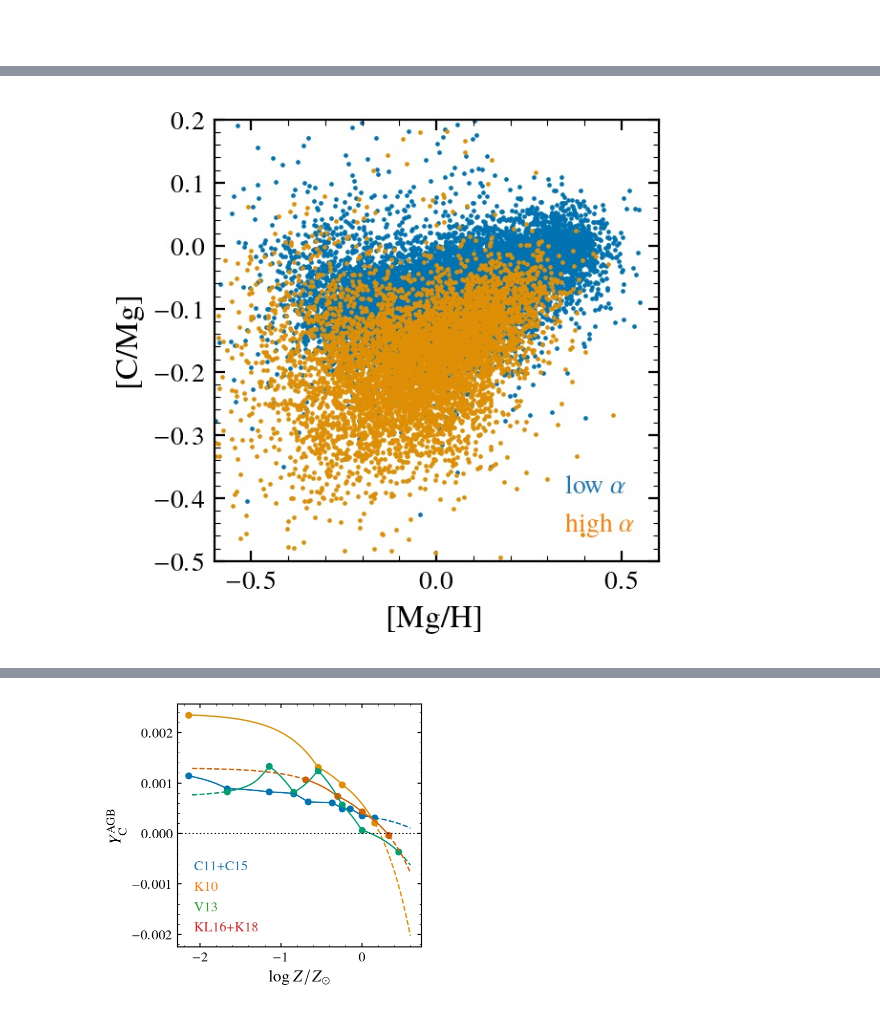
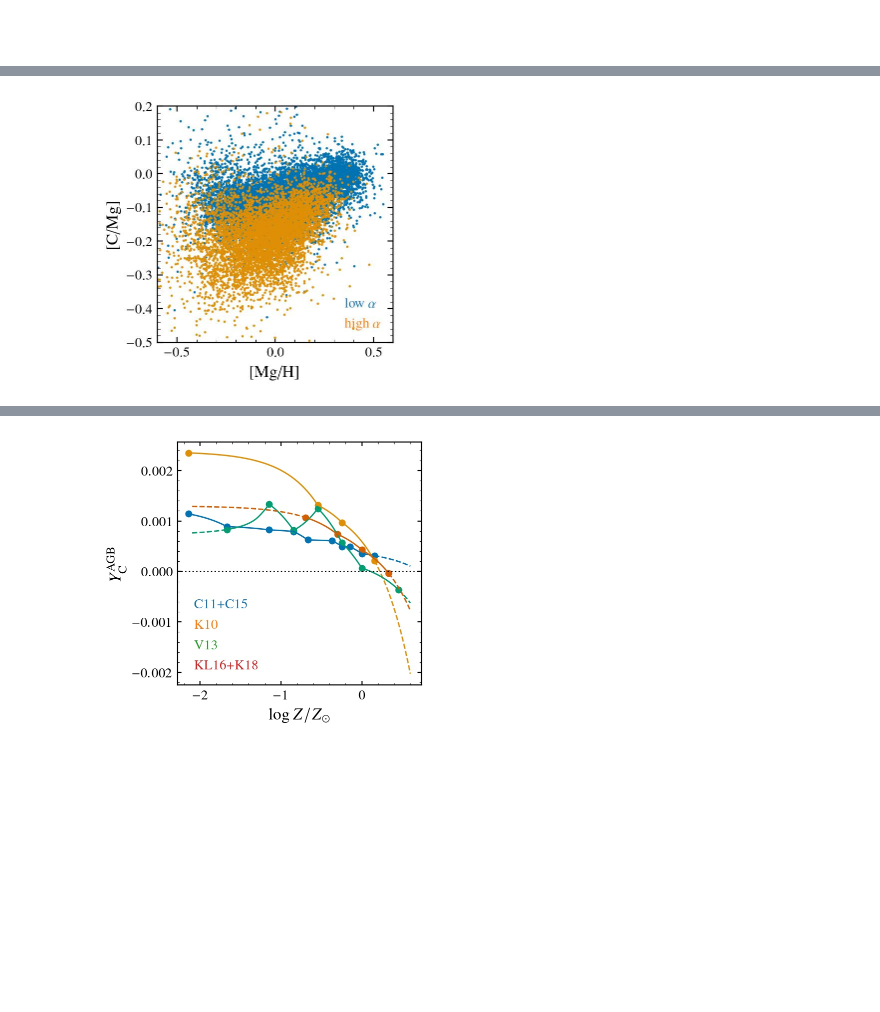
Before and after one commit to aeyobd/surp, a Jupyter notebook: carbon_paper/all_plots.ipynb, the cells around one changed output, grey strips where cells are left out. Cells and saved outputs as stored; diff of their text form; code cells hidden in the pictures; blank space fills up the shorter version.

```diff
--- a/carbon_paper/all_plots.ipynb
+++ b/carbon_paper/all_plots.ipynb
@@ -49,5 +7,5 @@ fig.colorbar(f, cax=ax_cb, label="[Mg/H]")
 # %%
-Image("./figures/subgiants_mgh.jpeg", retina=False)
+Image("./figures/subgiants_mgh.jpeg", retina=True)
 # %% [output]
-[figure, old version]
+[figure, new version]
 # %%
```
Also changed, not shown: parts of 3 cells of this notebook, 13 other files.
